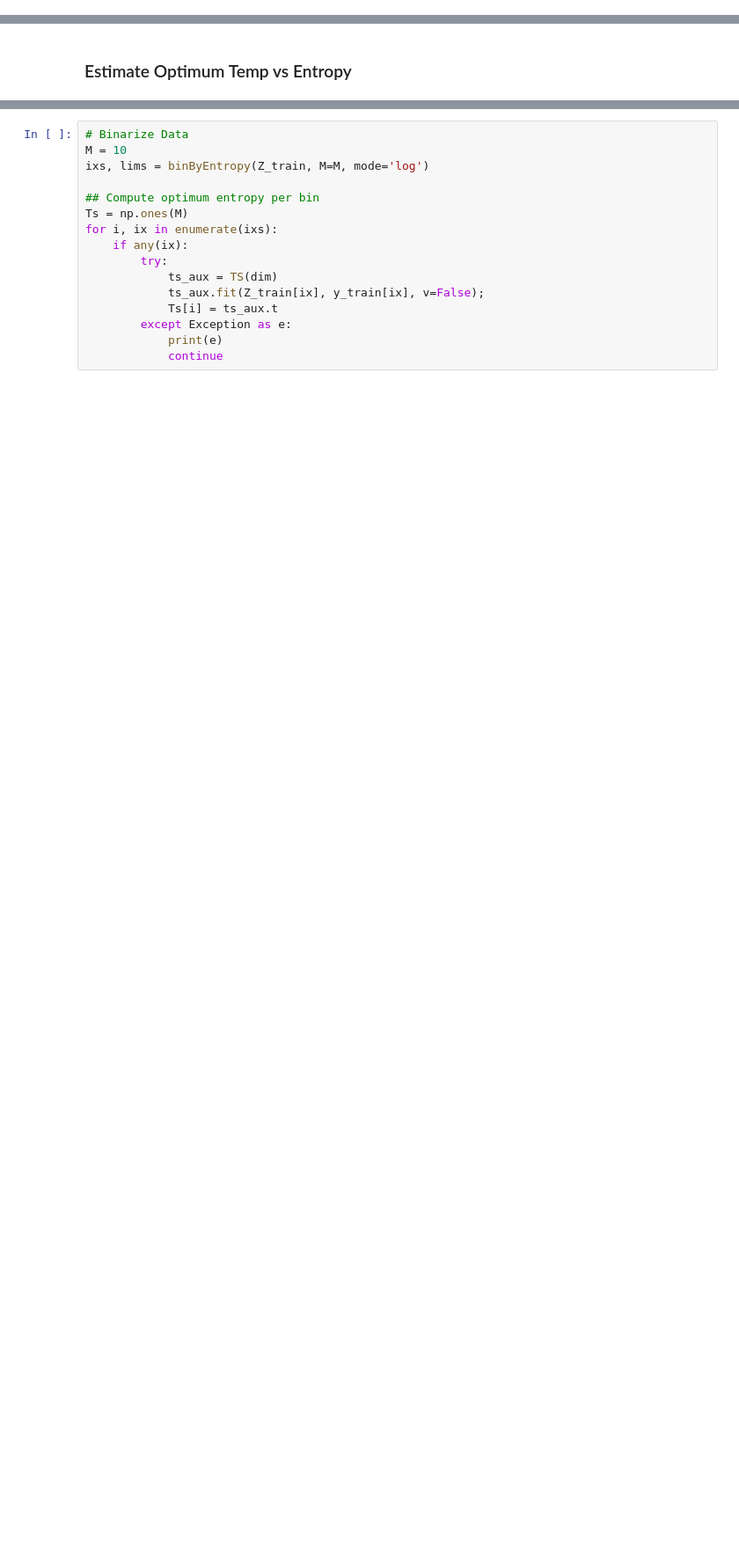
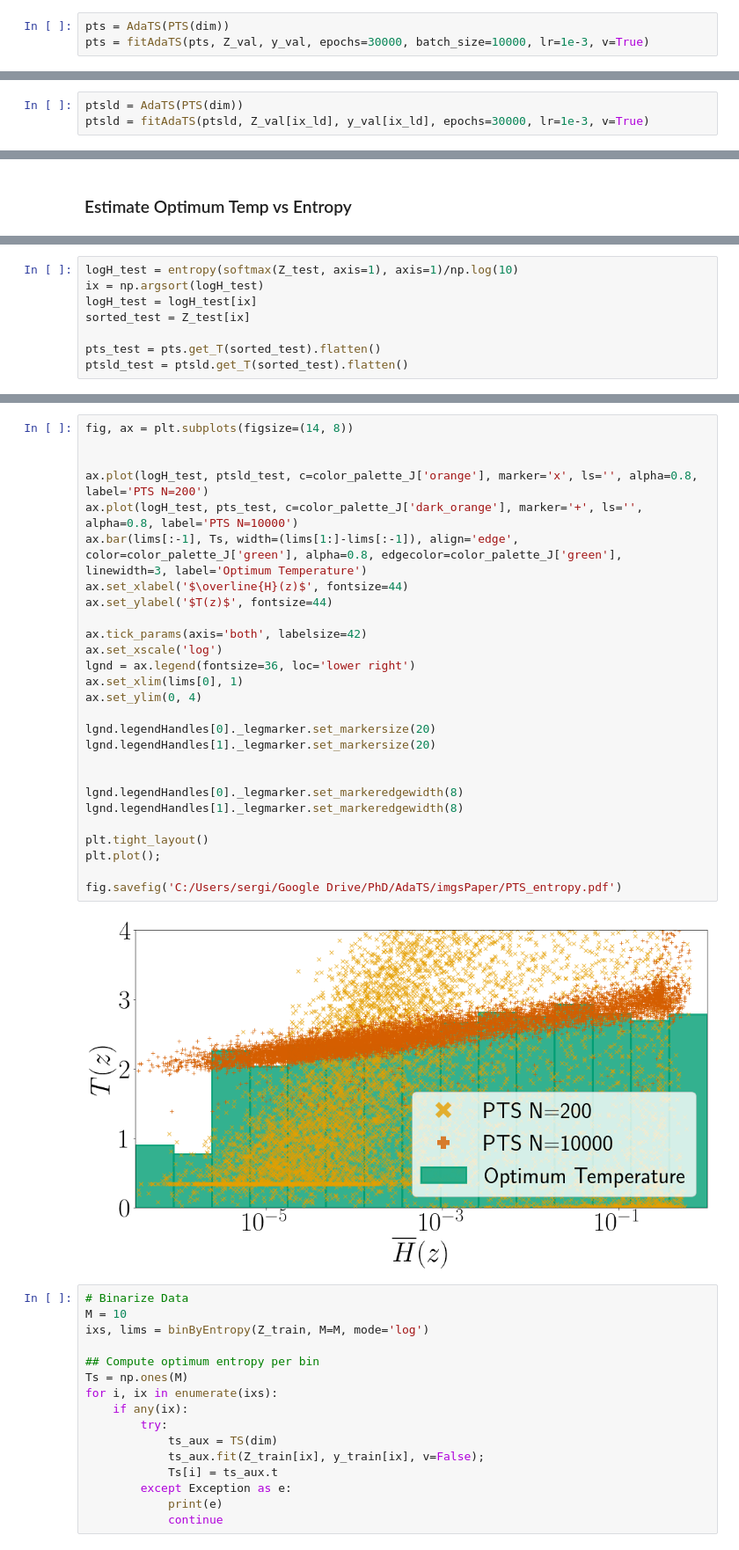
Before and after one commit to SergioAlvarezB/adaptive-tempscaling, a Jupyter notebook: code/notebooks/analysis_entropy_temperature.ipynb, the cells around one changed output, grey strips where cells are left out. Shown at 88% size. Drawn from its saved outputs; the diff is of its cells as text; blank space fills up the shorter version.

Commit message:
expand val size granularity of benchmark

```diff
--- a/code/notebooks/analysis_entropy_temperature.ipynb
+++ b/code/notebooks/analysis_entropy_temperature.ipynb
@@ -93,0 +103,3 @@ Finish training, convergence reached. Loss: 2153.18
+# %%
+pts = AdaTS(PTS(dim))
+pts = fitAdaTS(pts, Z_val, y_val, epochs=30000, batch_size=10000, lr=1e-3, v=True)
@@ -93,0 +109,3 @@ Finish training, convergence reached. Loss: 2153.18
+# %%
+ptsld = AdaTS(PTS(dim))
+ptsld = fitAdaTS(ptsld, Z_val[ix_ld], y_val[ix_ld], epochs=30000, lr=1e-3, v=True)
@@ -205,3 +249,11 @@ for i, ix in enumerate(ixs):
         except Exception as e:
             print(e)
             continue
+# %%
+logH_test = entropy(softmax(Z_test, axis=1), axis=1)/np.log(10)
+ix = np.argsort(logH_test)
+logH_test = logH_test[ix]
+sorted_test = Z_test[ix]
+
+pts_test = pts.get_T(sorted_test).flatten()
+ptsld_test = ptsld.get_T(sorted_test).flatten()
@@ -227,3 +286,32 @@ fig.savefig('C:/Users/sergi/Google Drive/PhD/AdaTS/imgsPaper/HTS_entropy.png', d
+# %%
+fig, ax = plt.subplots(figsize=(14, 8))
+
+
+ax.plot(logH_test, ptsld_test, c=color_palette_J['orange'], marker='x', ls='', alpha=0.8, label='PTS N=200')
+ax.plot(logH_test, pts_test, c=color_palette_J['dark_orange'], marker='+', ls='', alpha=0.8, label='PTS N=10000')
+ax.bar(lims[:-1], Ts, width=(lims[1:]-lims[:-1]), align='edge', color=color_palette_J['green'], alpha=0.8, edgecolor=color_palette_J['green'], linewidth=3, label='Optimum Temperature')
+ax.set_xlabel('$\overline{H}(z)$', fontsize=44)
+ax.set_ylabel('$T(z)$', fontsize=44)
+
+ax.tick_params(axis='both', labelsize=42)
+ax.set_xscale('log')
+lgnd = ax.legend(fontsize=36, loc='lower right')
+ax.set_xlim(lims[0], 1)
+ax.set_ylim(0, 4)
+
+lgnd.legendHandles[0]._legmarker.set_markersize(20)
+lgnd.legendHandles[1]._legmarker.set_markersize(20)
+
+
+lgnd.legendHandles[0]._legmarker.set_markeredgewidth(8)
+lgnd.legendHandles[1]._legmarker.set_markeredgewidth(8)
+
+plt.tight_layout()
+plt.plot();
+
+fig.savefig('C:/Users/sergi/Google Drive/PhD/AdaTS/imgsPaper/PTS_entropy.pdf')
+# %% [output]
+[figure, added]
 # %%
 # Binarize Data
 M = 10
```
Also changed, not shown: parts of 16 cells of this notebook, 4 other files.
